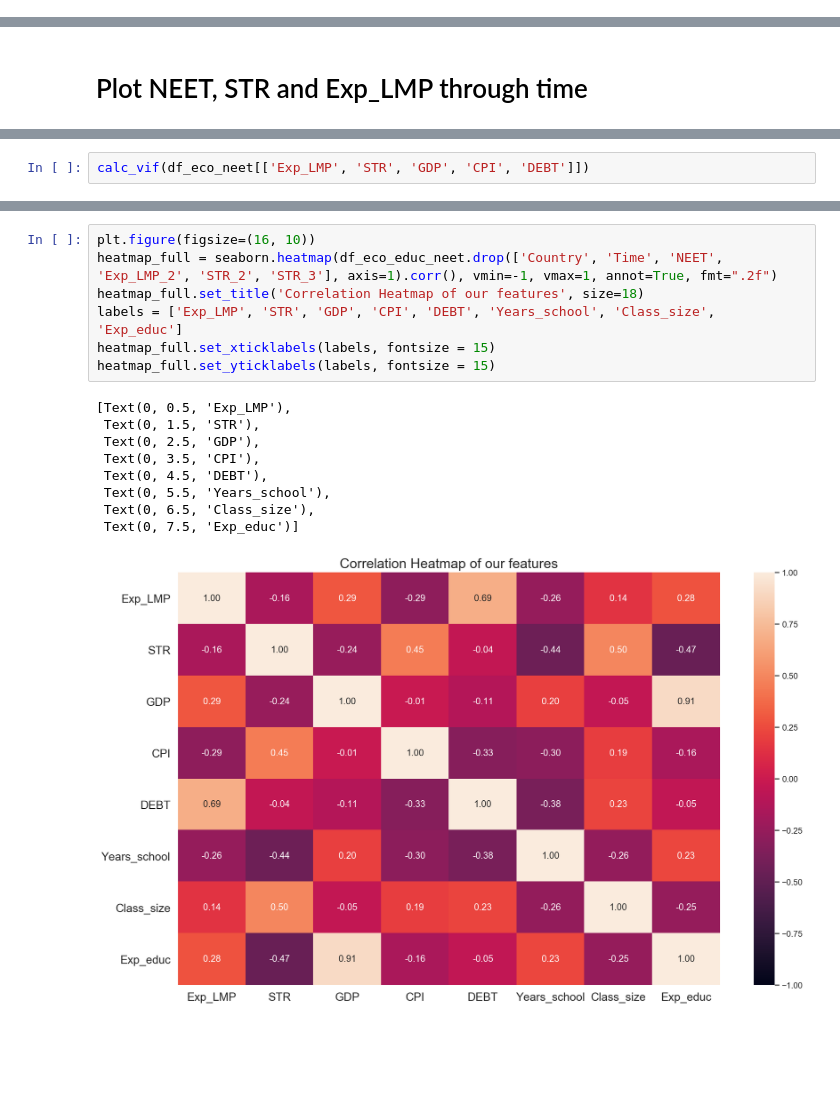
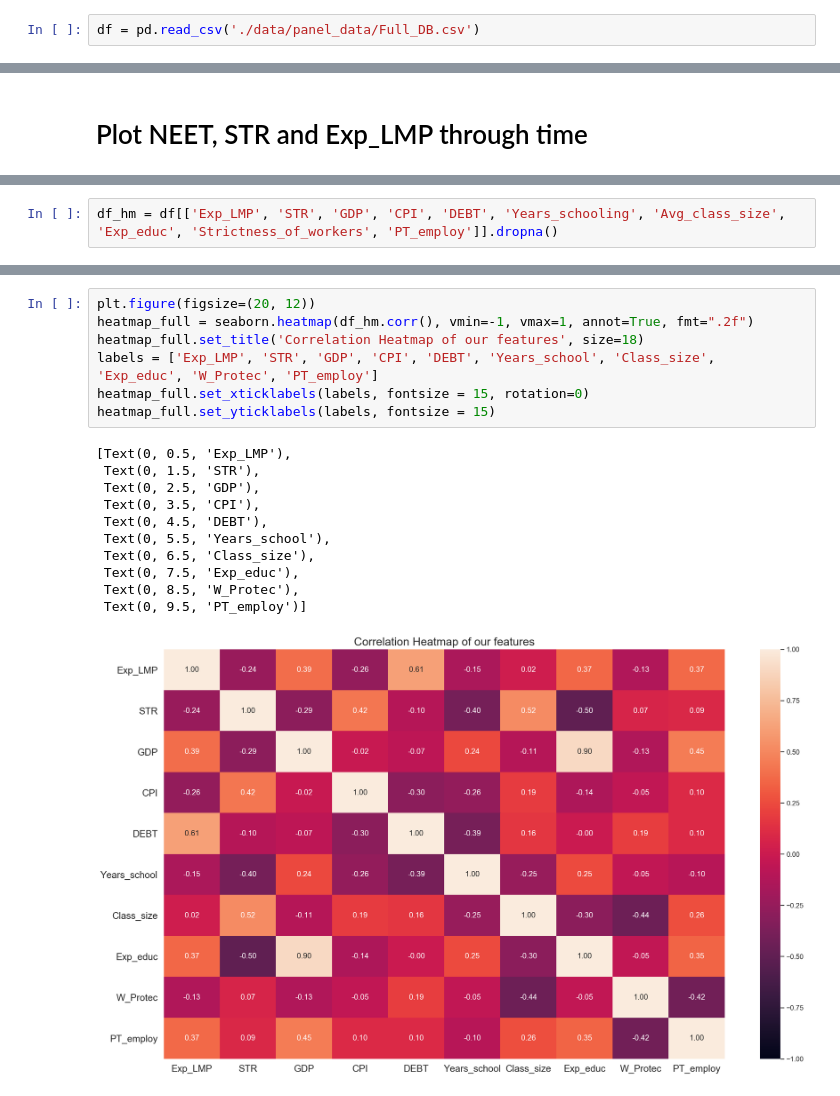
Before and after one commit to Victor-Manach/MODS206, a Jupyter notebook: descriptive_analysis.ipynb, the cells around one changed output, grey strips where cells are left out. Cells and saved outputs as stored; diff of their text form; blank space fills up the shorter version.

```diff
--- a/descriptive_analysis.ipynb
+++ b/descriptive_analysis.ipynb
@@ -15,3 +9,5 @@ df_labour_features = pd.read_csv('./data/panel_data/labour_market.csv')
+# %%
+df = pd.read_csv('./data/panel_data/Full_DB.csv')
 # %%
 oecd_countries = {'AUS': 'Australia', 'AUT': 'Austria', 'BEL': 'Belgium', 'CAN': 'Canada', 'CHL': 'Chile', 'COL': 'Colombia', 'CZE': 'Czech Republic', 'DNK': 'Denmark', 'EST': 'Estonia', 'FIN': 'Finland', 'FRA': 'France', 'DEU': 'Germany', 'GRC': 'Greece', 'HUN': 'Hungary', 'ISL': 'Iceland', 'IRL': 'Ireland', 'ISR': 'Israel', 'ITA': 'Italy', 'JPN': 'Japan', 'KOR': 'Korea', 'LVA': 'Latvia', 'LTU': 'Lithuania', 'LUX': 'Luxembourg', 'MEX': 'Mexico', 'NLD': 'Netherlands', 'NZL': 'New Zealand', 'NOR': 'Norway', 'POL': 'Poland', 'PRT': 'Portugal', 'SVK': 'Slovakia', 'SVN': 'Slovenia', 'ESP': 'Spain', 'SWE': 'Sweden', 'CHE': 'Switzerland', 'TUR': 'Turkey', 'GBR': 'United Kingdom', 'USA': 'United States'}
 code_countries = [code for code in oecd_countries.keys()]
@@ -192,2 +109,2 @@ df_eco_neet
 # %%
-calc_vif(df_eco_neet[['Exp_LMP', 'STR', 'GDP', 'CPI', 'DEBT']])
+df_hm = df[['Exp_LMP', 'STR', 'GDP', 'CPI', 'DEBT', 'Years_schooling', 'Avg_class_size', 'Exp_educ', 'Strictness_of_workers', 'PT_employ']].dropna()
@@ -217,17 +111,19 @@ df_eco_educ_neet
 # %%
-plt.figure(figsize=(16, 10))
-heatmap_full = seaborn.heatmap(df_eco_educ_neet.drop(['Country', 'Time', 'NEET', 'Exp_LMP_2', 'STR_2', 'STR_3'], axis=1).corr(), vmin=-1, vmax=1, annot=True, fmt=".2f")
+plt.figure(figsize=(20, 12))
+heatmap_full = seaborn.heatmap(df_hm.corr(), vmin=-1, vmax=1, annot=True, fmt=".2f")
 heatmap_full.set_title('Correlation Heatmap of our features', size=18)
-labels = ['Exp_LMP', 'STR', 'GDP', 'CPI', 'DEBT', 'Years_school', 'Class_size', 'Exp_educ']
-heatmap_full.set_xticklabels(labels, fontsize = 15)
+labels = ['Exp_LMP', 'STR', 'GDP', 'CPI', 'DEBT', 'Years_school', 'Class_size', 'Exp_educ', 'W_Protec', 'PT_employ']
+heatmap_full.set_xticklabels(labels, fontsize = 15, rotation=0)
 heatmap_full.set_yticklabels(labels, fontsize = 15)
 # %% [output]
 [Text(0, 0.5, 'Exp_LMP'),
  Text(0, 1.5, 'STR'),
  Text(0, 2.5, 'GDP'),
  Text(0, 3.5, 'CPI'),
  Text(0, 4.5, 'DEBT'),
  Text(0, 5.5, 'Years_school'),
  Text(0, 6.5, 'Class_size'),
- Text(0, 7.5, 'Exp_educ')]
+ Text(0, 7.5, 'Exp_educ'),
+ Text(0, 8.5, 'W_Protec'),
+ Text(0, 9.5, 'PT_employ')]
-[figure, old version]
+[figure, new version]
```
Also changed, not shown: parts of 27 cells of this notebook, 3 other files.
